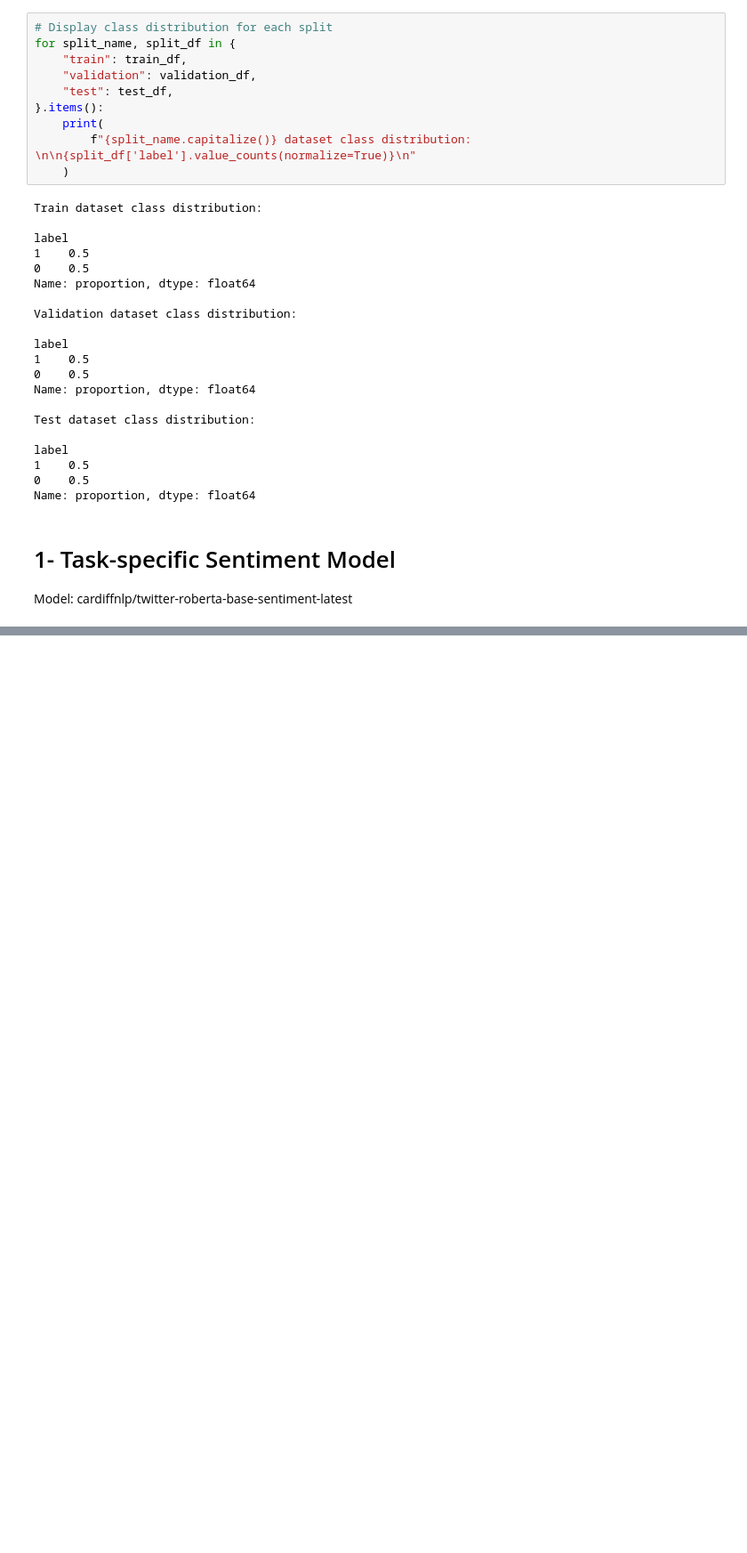
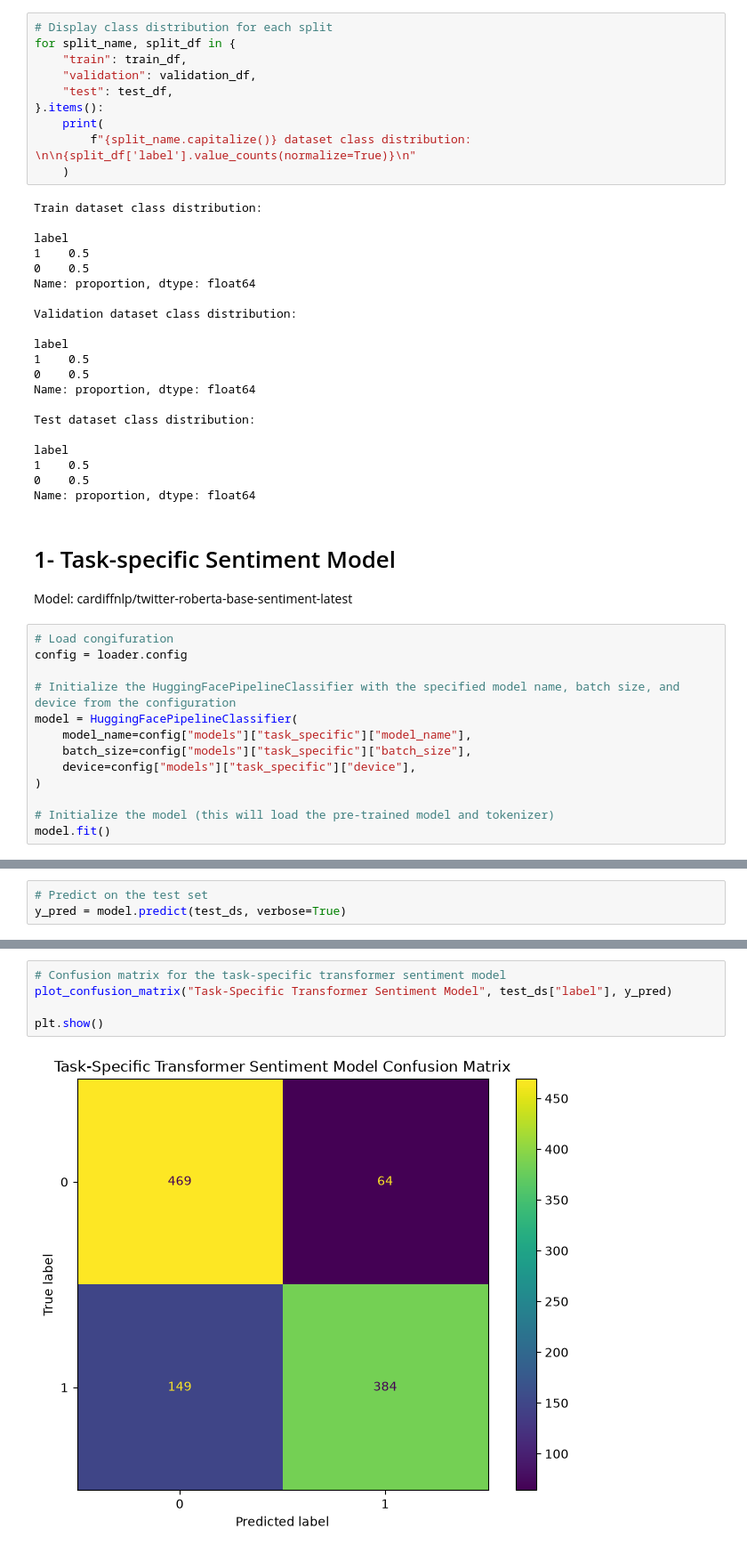
Before and after one commit to Alireza-Mirzadeh/llm-text-classification-benchmark, a Jupyter notebook: notebooks/03_transformer_models.ipynb, the cells around one changed output, grey strips where cells are left out. Shown at 89% size. Saved outputs shown, nothing was run; the diff lists cells and outputs as text; blank space fills up the shorter version.

Commit message:
Add Transformer sentiment model results

```diff
--- a/notebooks/03_transformer_models.ipynb
+++ b/notebooks/03_transformer_models.ipynb
@@ -98,3 +99,16 @@ Name: proportion, dtype: float64
 
 Model:
 cardiffnlp/twitter-roberta-base-sentiment-latest
+# %%
+# Load congifuration
+config = loader.config
+
+# Initialize the HuggingFacePipelineClassifier with the specified model name, batch size, and device from the configuration
+model = HuggingFacePipelineClassifier(
+    model_name=config["models"]["task_specific"]["model_name"],
+    batch_size=config["models"]["task_specific"]["batch_size"],
+    device=config["models"]["task_specific"]["device"],
+)
+
+# Initialize the model (this will load the pre-trained model and tokenizer)
+model.fit()
@@ -100,0 +142,3 @@ cardiffnlp/twitter-roberta-base-sentiment-latest
+# %%
+# Predict on the test set
+y_pred = model.predict(test_ds, verbose=True)
@@ -100,0 +207,7 @@ cardiffnlp/twitter-roberta-base-sentiment-latest
+# %%
+# Confusion matrix for the task-specific transformer sentiment model
+plot_confusion_matrix("Task-Specific Transformer Sentiment Model", test_ds["label"], y_pred)
+
+plt.show()
+# %% [output]
+[figure, added]
```
Also changed, not shown: parts of 8 cells of this notebook, 1 other file.
